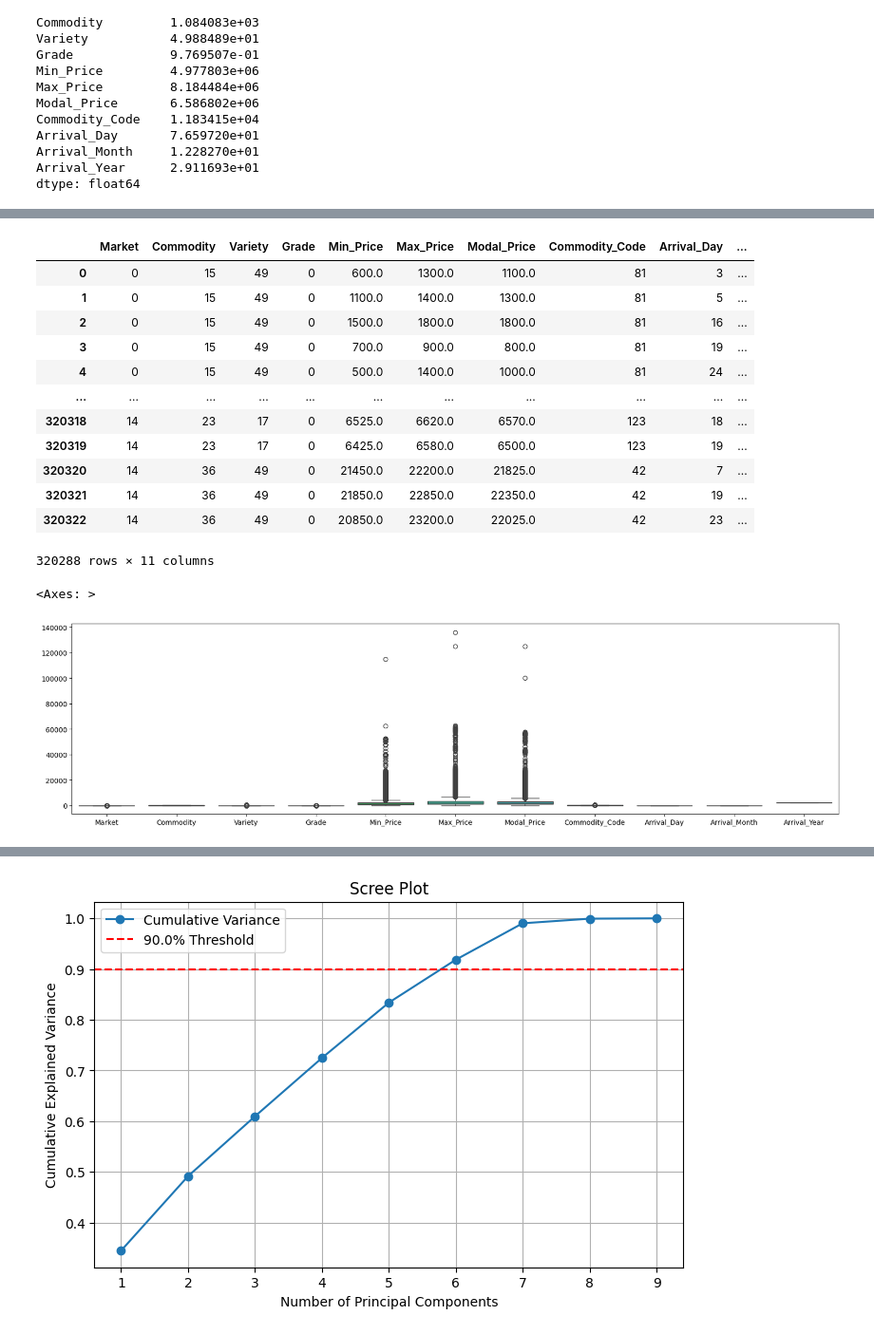
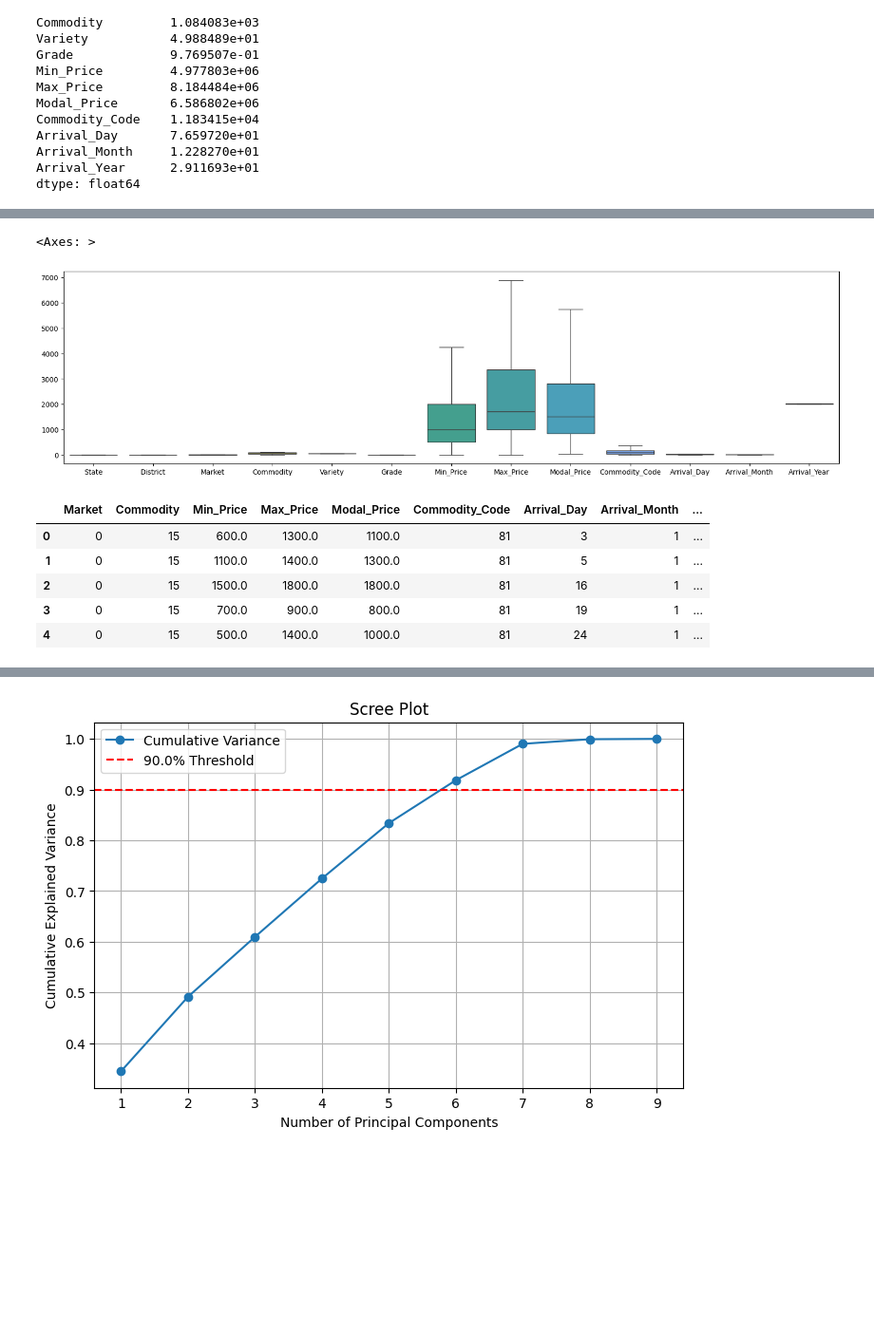
Before and after one commit to Jinay-Vora123/IT462-Exploratory-Data-Analysis-Project, a Jupyter notebook: EDA_Project.ipynb, the cells around one changed output, grey strips where cells are left out. Shown at 95% size. Drawn from its saved outputs; the diff is of its cells as text; code cells hidden in the pictures; blank space fills up the shorter version.

```diff
--- a/EDA_Project.ipynb
+++ b/EDA_Project.ipynb
@@ -151,27 +141,31 @@ dtype: float64
+# %%
+def iqr_clipping(df, columns, multiplier=1.5):
+    df_clipped = df.copy()
+    for col in columns:
+        Q1 = df[col].quantile(0.25)
+        Q3 = df[col].quantile(0.75)
+        IQR = Q3 - Q1
+        lower_bound = Q1 - multiplier * IQR
+        upper_bound = Q3 + multiplier * IQR
+        df_clipped[col] = df[col].clip(lower=lower_bound, upper=upper_bound)
+    return df_clipped
+
+outlier_cols = ['Market', 'Variety', 'Grade', 'Min_Price', 'Max_Price', 'Modal_Price','Commodity_Code']
+
+df_clipped = iqr_clipping(df, outlier_cols, multiplier=1.5)
+
+plt.figure(figsize=(20, 5))
+sns.boxplot(df_clipped)
+# %% [output]
+<Axes: >
+[figure, added]
 # %%
-df_edited = df.drop(columns={'State', 'District', 'Arrival_Date'}, axis=1)
-
-df_edited
+df_edited = df_clipped.drop(columns={'Variety', 'Grade', 'Arrival_Date', 'State', 'District'}, axis=1)
+df_edited.head()
 # %% [output]
-|  | Market | Commodity | Variety | Grade | Min_Price | Max_Price | Modal_Price | Commodity_Code | Arrival_Day | ... |
-| 0 | 0 | 15 | 49 | 0 | 600.0 | 1300.0 | 1100.0 | 81 | 3 | ... |
-| 1 | 0 | 15 | 49 | 0 | 1100.0 | 1400.0 | 1300.0 | 81 | 5 | ... |
-| 2 | 0 | 15 | 49 | 0 | 1500.0 | 1800.0 | 1800.0 | 81 | 16 | ... |
-| 3 | 0 | 15 | 49 | 0 | 700.0 | 900.0 | 800.0 | 81 | 19 | ... |
-| 4 | 0 | 15 | 49 | 0 | 500.0 | 1400.0 | 1000.0 | 81 | 24 | ... |
-| ... | ... | ... | ... | ... | ... | ... | ... | ... | ... | ... |
-| 320318 | 14 | 23 | 17 | 0 | 6525.0 | 6620.0 | 6570.0 | 123 | 18 | ... |
-| 320319 | 14 | 23 | 17 | 0 | 6425.0 | 6580.0 | 6500.0 | 123 | 19 | ... |
-| 320320 | 14 | 36 | 49 | 0 | 21450.0 | 22200.0 | 21825.0 | 42 | 7 | ... |
-| 320321 | 14 | 36 | 49 | 0 | 21850.0 | 22850.0 | 22350.0 | 42 | 19 | ... |
-| 320322 | 14 | 36 | 49 | 0 | 20850.0 | 23200.0 | 22025.0 | 42 | 23 | ... |
+|  | Market | Commodity | Min_Price | Max_Price | Modal_Price | Commodity_Code | Arrival_Day | Arrival_Month | ... |
+| 0 | 0 | 15 | 600.0 | 1300.0 | 1100.0 | 81 | 3 | 1 | ... |
+| 1 | 0 | 15 | 1100.0 | 1400.0 | 1300.0 | 81 | 5 | 1 | ... |
+| 2 | 0 | 15 | 1500.0 | 1800.0 | 1800.0 | 81 | 16 | 1 | ... |
+| 3 | 0 | 15 | 700.0 | 900.0 | 800.0 | 81 | 19 | 1 | ... |
+| 4 | 0 | 15 | 500.0 | 1400.0 | 1000.0 | 81 | 24 | 1 | ... |
-320288 rows × 11 columns
-# %%
-import seaborn as sns
-import matplotlib.pyplot as plt
-
-plt.figure(figsize=(20, 5))
-sns.boxplot(df_edited)
-# %% [output]
-<Axes: >
-[figure, removed]
```
Also changed, not shown: parts of 17 cells of this notebook.
